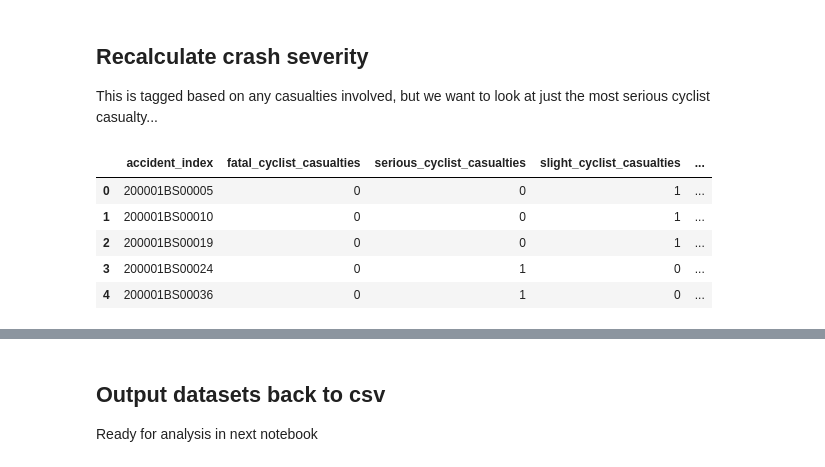
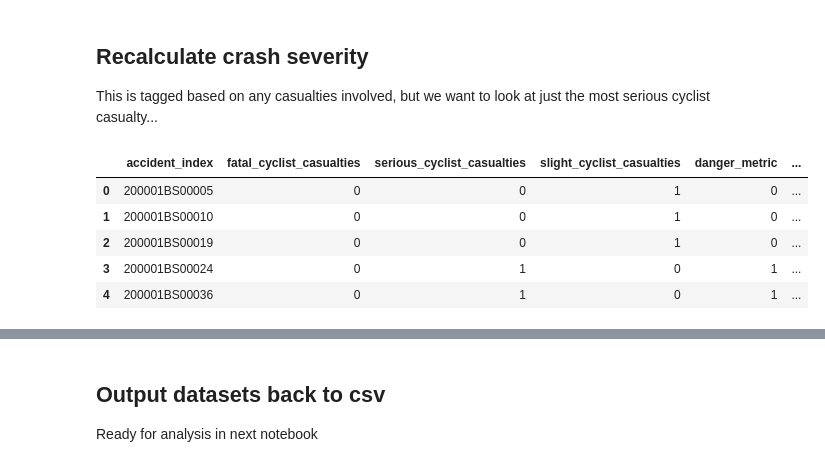
Before and after one commit to londoncyclingcampaign/lcc-dangerous-junctions, a Jupyter notebook: notebooks/dft-collision-data.ipynb, the cells around one changed output, grey strips where cells are left out. Saved outputs shown, nothing was run; the diff lists cells and outputs as text; code cells hidden in the pictures.

```diff
--- a/notebooks/dft-collision-data.ipynb
+++ b/notebooks/dft-collision-data.ipynb
@@ -35,7 +35,20 @@ def accident_severity_counts(row):
     return fatal, serious, slight
 
 
-def weight_accident_severity(row):
+def get_danger_metric(row):
+    '''
+    Upweights more severe collisions for junction comparison.
+    '''
+    year = row['accident_year']
+    fatal = row['fatal_cyclist_casualties']
+    serious = row['serious_cyclist_casualties']
+
+    total_severity = 3 * fatal + serious
+
+    return total_severity
+
+
+def get_recency_danger_metric(row):
     '''
     Upweights more severe collisions for junction comparison.
     '''
@@ -76,9 +89,9 @@ max_lat = 51.571305
 min_lon = -0.332720
 max_lon = 0.037394
 
-crashes = pd.read_csv('../data/crashes.csv', low_memory=False)
-casualties = pd.read_csv('../data/casualties.csv', low_memory=False)
-vehicles = pd.read_csv('../data/vehicles.csv', low_memory=False)
+crashes = pd.read_csv('../data/collision-data/crashes.csv', low_memory=False)
+casualties = pd.read_csv('../data/collision-data/casualties.csv', low_memory=False)
+vehicles = pd.read_csv('../data/collision-data/vehicles.csv', low_memory=False)
 
 print(crashes.shape)
 crashes = crashes[
@@ -178,34 +191,35 @@ This is tagged based on any casualties involved, but we want to look at just the
 # %%
 recalculated_severities = (
     casualties[casualties['casualty_type'] == 'Cyclist']
     .groupby(['accident_index', 'accident_year'])
     .apply(accident_severity_counts)
     .reset_index()
 )
 
 # split out cols
 new_cols = [
     'fatal_cyclist_casualties', 'serious_cyclist_casualties', 'slight_cyclist_casualties'
 ]
 recalculated_severities[new_cols] = pd.DataFrame(
     recalculated_severities[0].tolist(),
     index=recalculated_severities.index
 )
 
-recalculated_severities['cyclist_casualty_weight'] = recalculated_severities.apply(weight_accident_severity, axis=1)
+recalculated_severities['danger_metric'] = recalculated_severities.apply(get_danger_metric, axis=1)
+recalculated_severities['recency_danger_metric'] = recalculated_severities.apply(get_recency_danger_metric, axis=1)
 recalculated_severities['max_cyclist_severity'] = recalculated_severities.apply(get_max_cyclist_severity, axis=1)
 
 # remove unrequired cols
 recalculated_severities.drop(columns=[0, 'accident_year'], inplace=True)
 
 recalculated_severities.head()
 # %% [output]
-|  | accident_index | fatal_cyclist_casualties | serious_cyclist_casualties | slight_cyclist_casualties | ... |
-| 0 | 200001BS00005 | 0 | 0 | 1 | ... |
-| 1 | 200001BS00010 | 0 | 0 | 1 | ... |
-| 2 | 200001BS00019 | 0 | 0 | 1 | ... |
-| 3 | 200001BS00024 | 0 | 1 | 0 | ... |
-| 4 | 200001BS00036 | 0 | 1 | 0 | ... |
+|  | accident_index | fatal_cyclist_casualties | serious_cyclist_casualties | slight_cyclist_casualties | danger_metric | ... |
+| 0 | 200001BS00005 | 0 | 0 | 1 | 0 | ... |
+| 1 | 200001BS00010 | 0 | 0 | 1 | 0 | ... |
+| 2 | 200001BS00019 | 0 | 0 | 1 | 0 | ... |
+| 3 | 200001BS00024 | 0 | 1 | 0 | 1 | ... |
+| 4 | 200001BS00036 | 0 | 1 | 0 | 1 | ... |
 # %%
 recalculated_severities[recalculated_severities['max_cyclist_severity'] == 'fatal'].head()
 # %% [output]
```
Also changed, not shown: parts of 2 cells of this notebook.
